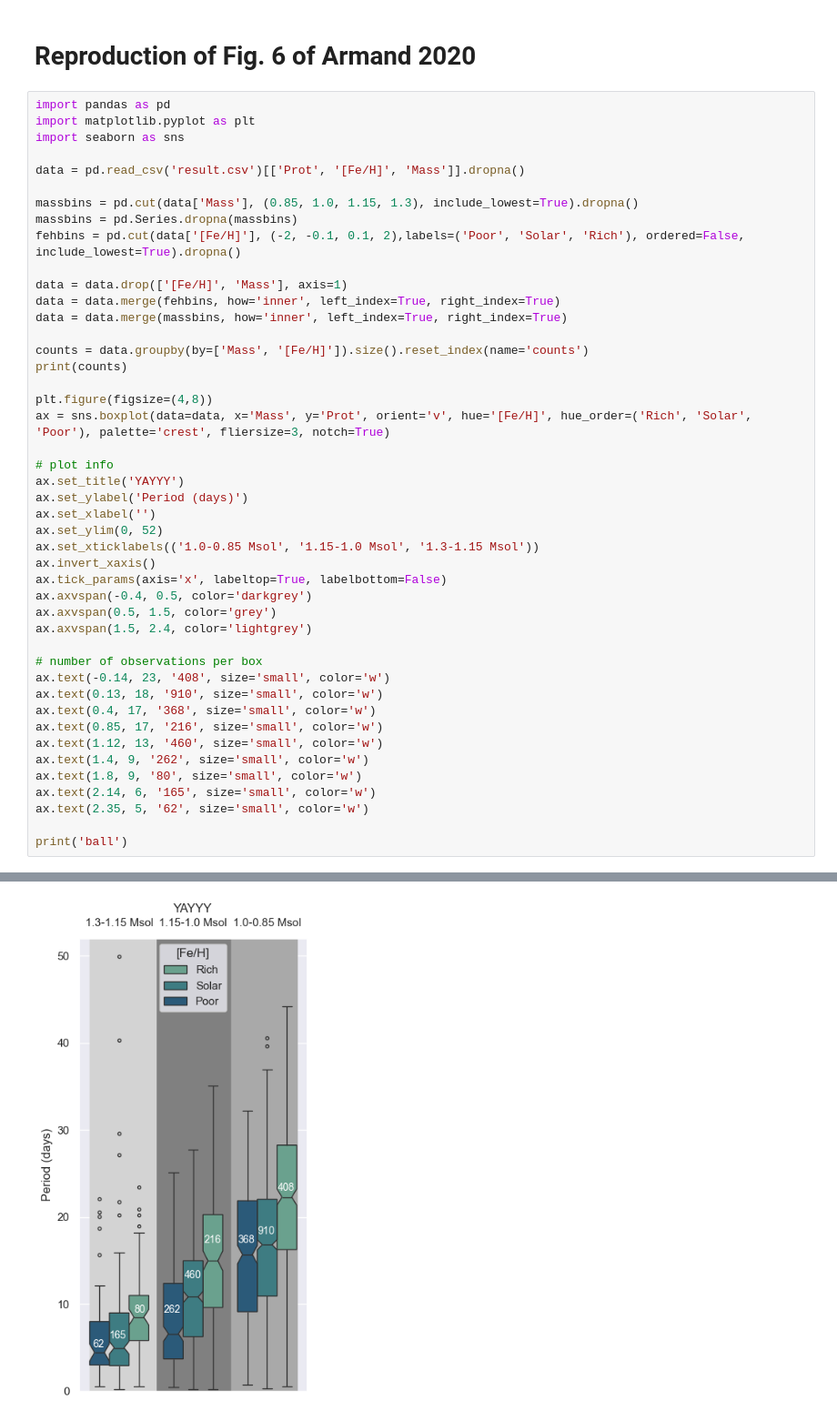
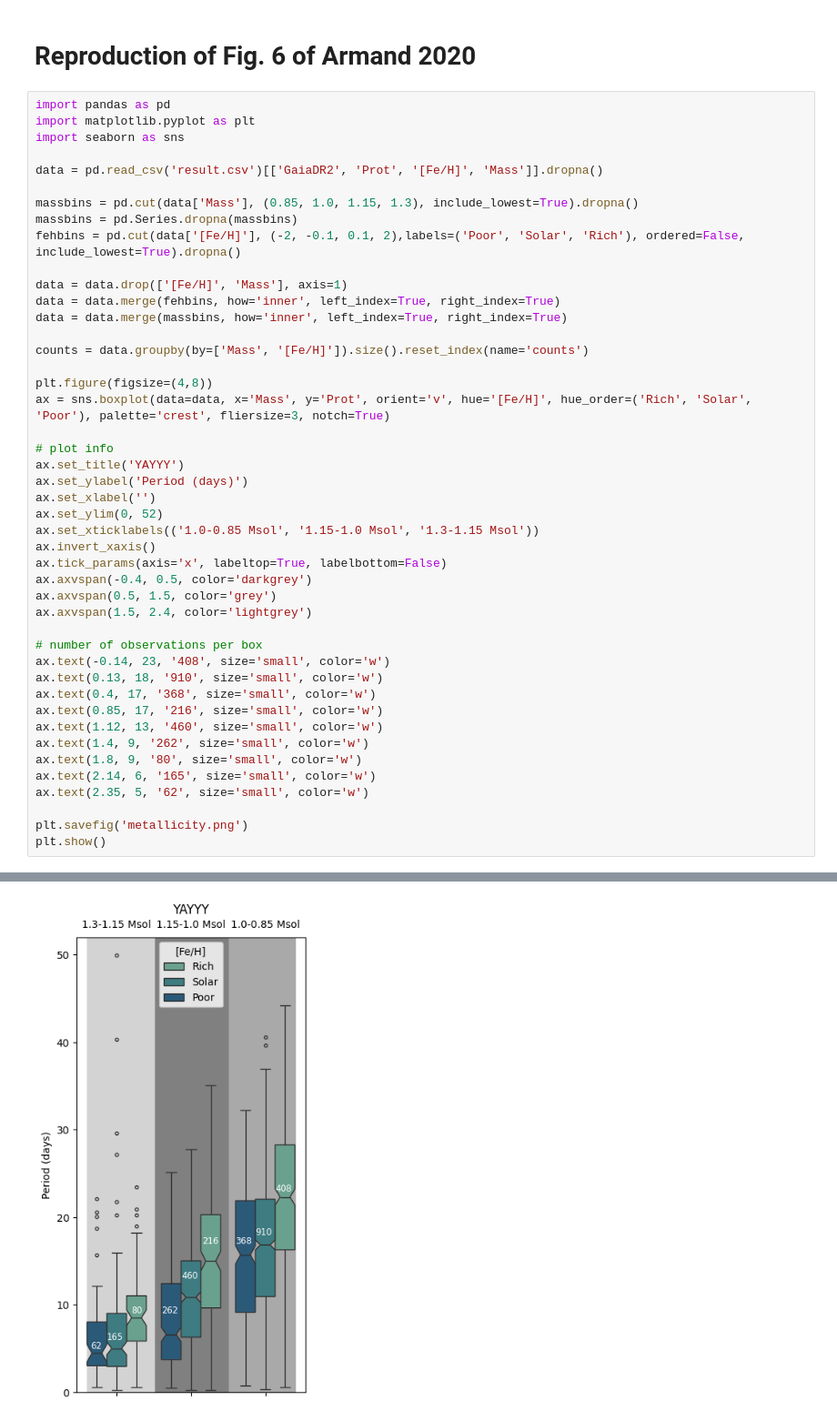
Before and after one commit to livelaplove/SURP-2025, a Jupyter notebook: metallicity/metallicity.ipynb, the cells around one changed output, grey strips where cells are left out. Shown at 91% size. Drawn from its saved outputs; the diff is of its cells as text.

```diff
--- a/metallicity/metallicity.ipynb
+++ b/metallicity/metallicity.ipynb
@@ -5,7 +5,7 @@ import pandas as pd
 import matplotlib.pyplot as plt
 import seaborn as sns
 
-data = pd.read_csv('result.csv')[['Prot', '[Fe/H]', 'Mass']].dropna()
+data = pd.read_csv('result.csv')[['GaiaDR2', 'Prot', '[Fe/H]', 'Mass']].dropna()
 
 massbins = pd.cut(data['Mass'], (0.85, 1.0, 1.15, 1.3), include_lowest=True).dropna()
 massbins = pd.Series.dropna(massbins)
@@ -16,7 +16,6 @@ data = data.merge(fehbins, how='inner', left_index=True, right_index=True)
 data = data.merge(massbins, how='inner', left_index=True, right_index=True)
 
 counts = data.groupby(by=['Mass', '[Fe/H]']).size().reset_index(name='counts')
-print(counts)
 
 plt.figure(figsize=(4,8))
 ax = sns.boxplot(data=data, x='Mass', y='Prot', orient='v', hue='[Fe/H]', hue_order=('Rich', 'Solar', 'Poor'), palette='crest', fliersize=3, notch=True)
@@ -44,5 +43,6 @@ ax.text(1.8, 9, '80', size='small', color='w')
 ax.text(2.14, 6, '165', size='small', color='w')
 ax.text(2.35, 5, '62', size='small', color='w')
 
-print('ball')
+plt.savefig('metallicity.png')
+plt.show()
 # %% [output]
@@ -60 +49 @@ ball
-[figure, old version]
+[figure, new version]
```
Also changed, not shown: parts of 7 cells of this notebook, 8 other files.
